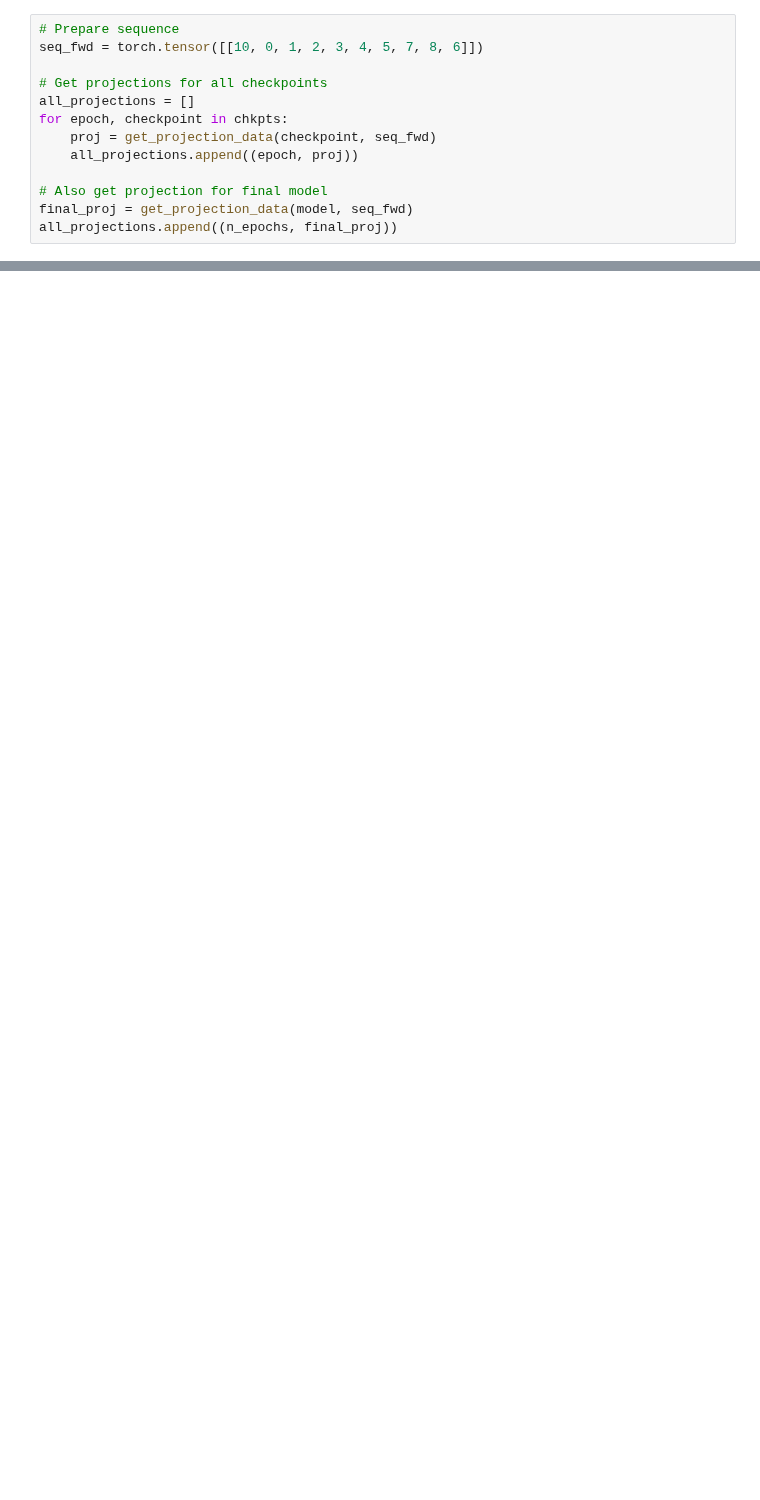
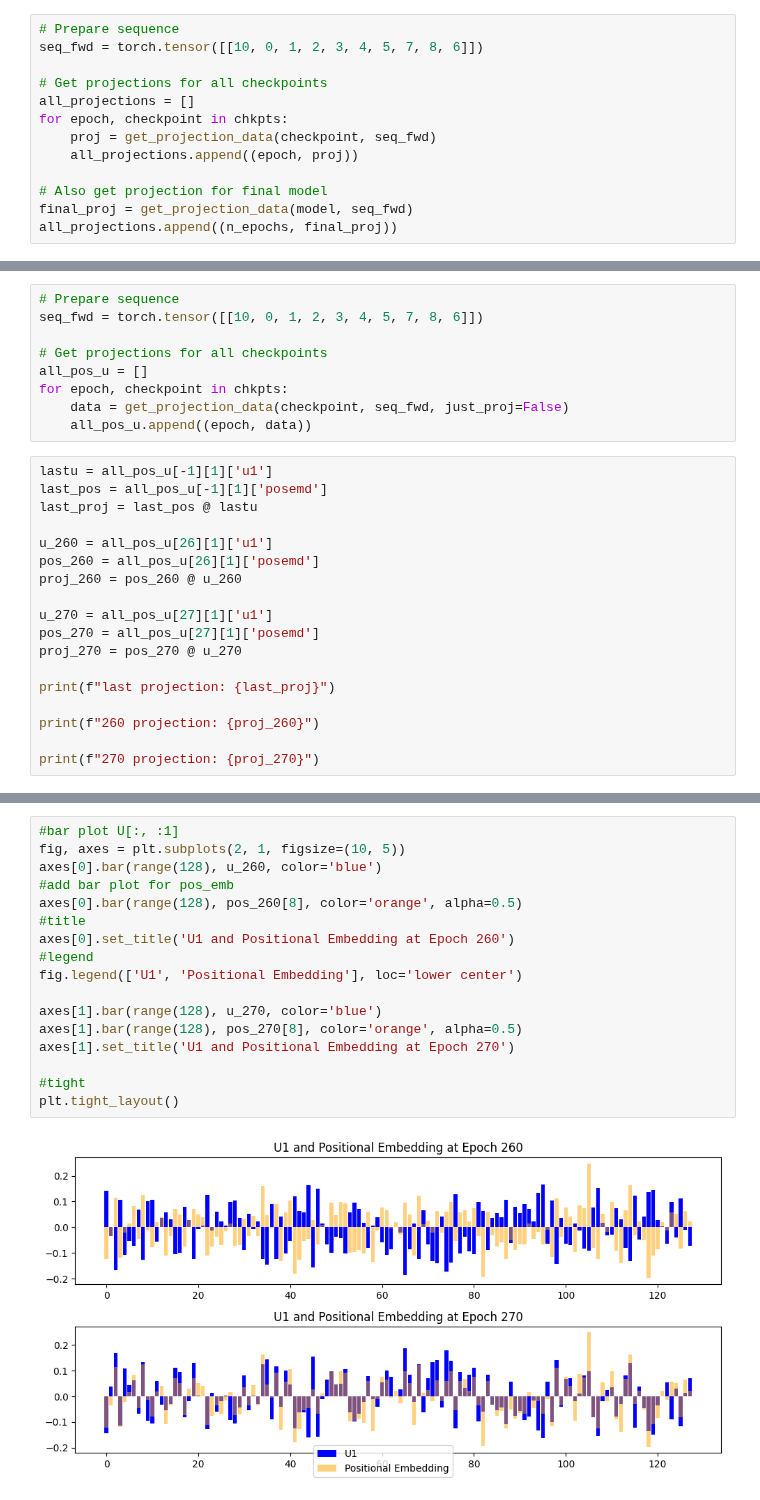
Before and after one commit to obayyub/Alphatoe, a Jupyter notebook: notebooks/250708_checkerboard_over_time.ipynb, the cells around one changed output, grey strips where cells are left out. Saved outputs shown, nothing was run; the diff lists cells and outputs as text; blank space fills up the shorter version.

```diff
--- a/notebooks/250708_checkerboard_over_time.ipynb
+++ b/notebooks/250708_checkerboard_over_time.ipynb
@@ -150,0 +157,27 @@ anim.save('projection_animation.gif', writer='pillow', fps=5)
+# %%
+# Prepare sequence
+seq_fwd = torch.tensor([[10, 0, 1, 2, 3, 4, 5, 7, 8, 6]])
+
+# Get projections for all checkpoints
+all_pos_u = []
+for epoch, checkpoint in chkpts:
+    data = get_projection_data(checkpoint, seq_fwd, just_proj=False)
+    all_pos_u.append((epoch, data))
+# %%
+lastu = all_pos_u[-1][1]['u1']
+last_pos = all_pos_u[-1][1]['posemd']
+last_proj = last_pos @ lastu
+
+u_260 = all_pos_u[26][1]['u1']
+pos_260 = all_pos_u[26][1]['posemd']
+proj_260 = pos_260 @ u_260
+
+u_270 = all_pos_u[27][1]['u1']
+pos_270 = all_pos_u[27][1]['posemd']
+proj_270 = pos_270 @ u_270
+
+print(f"last projection: {last_proj}")
+
+print(f"260 projection: {proj_260}")
+
+print(f"270 projection: {proj_270}")
@@ -150,0 +192,19 @@ anim.save('projection_animation.gif', writer='pillow', fps=5)
+# %%
+#bar plot U[:, :1]
+fig, axes = plt.subplots(2, 1, figsize=(10, 5))
+axes[0].bar(range(128), u_260, color='blue')
+#add bar plot for pos_emb
+axes[0].bar(range(128), pos_260[8], color='orange', alpha=0.5)
+#title
+axes[0].set_title('U1 and Positional Embedding at Epoch 260')
+#legend
+fig.legend(['U1', 'Positional Embedding'], loc='lower center')
+
+axes[1].bar(range(128), u_270, color='blue')
+axes[1].bar(range(128), pos_270[8], color='orange', alpha=0.5)
+axes[1].set_title('U1 and Positional Embedding at Epoch 270')
+
+#tight
+plt.tight_layout()
+# %% [output]
+[figure, added]
```
Also changed, not shown: parts of 6 cells of this notebook, 1 other file.
